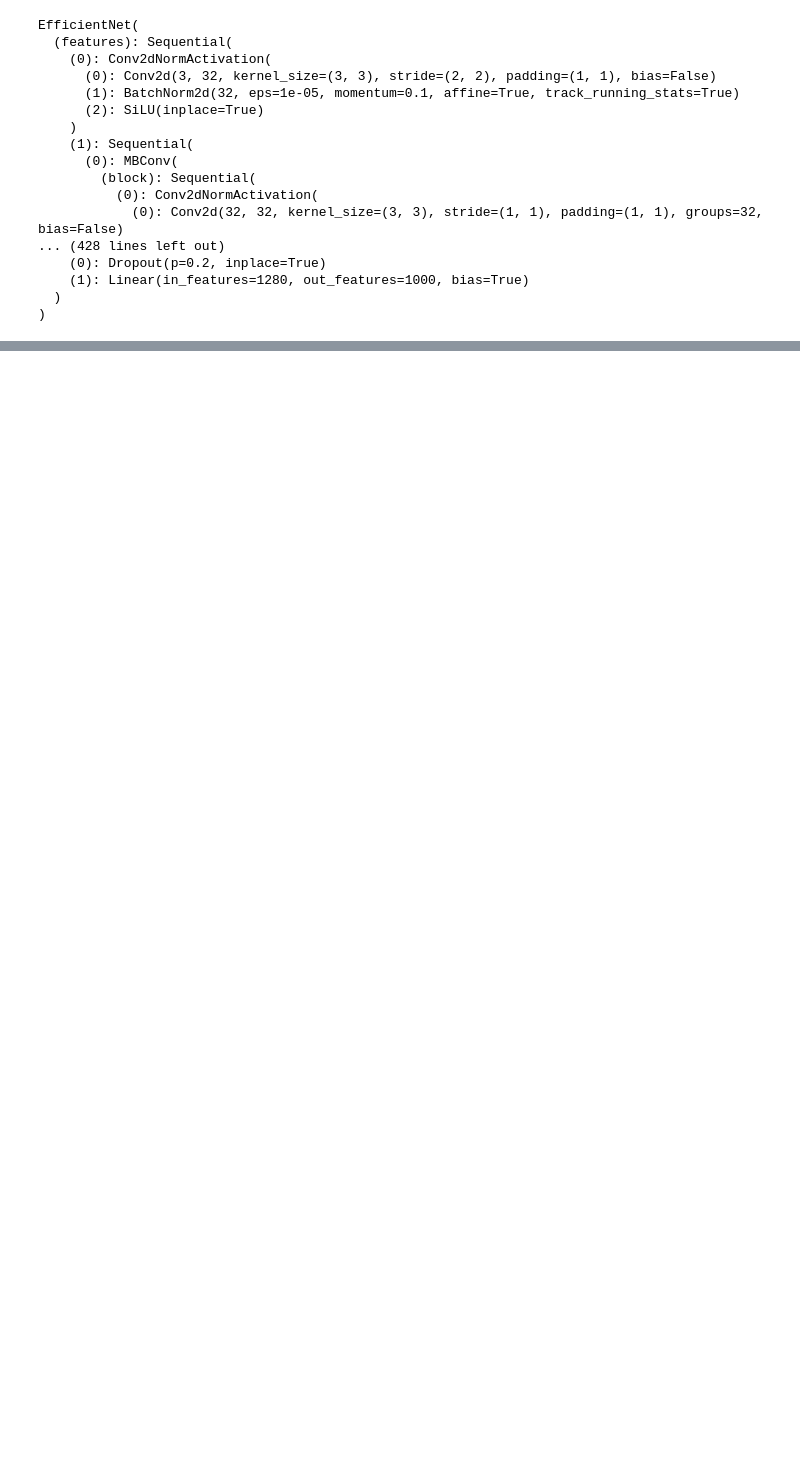
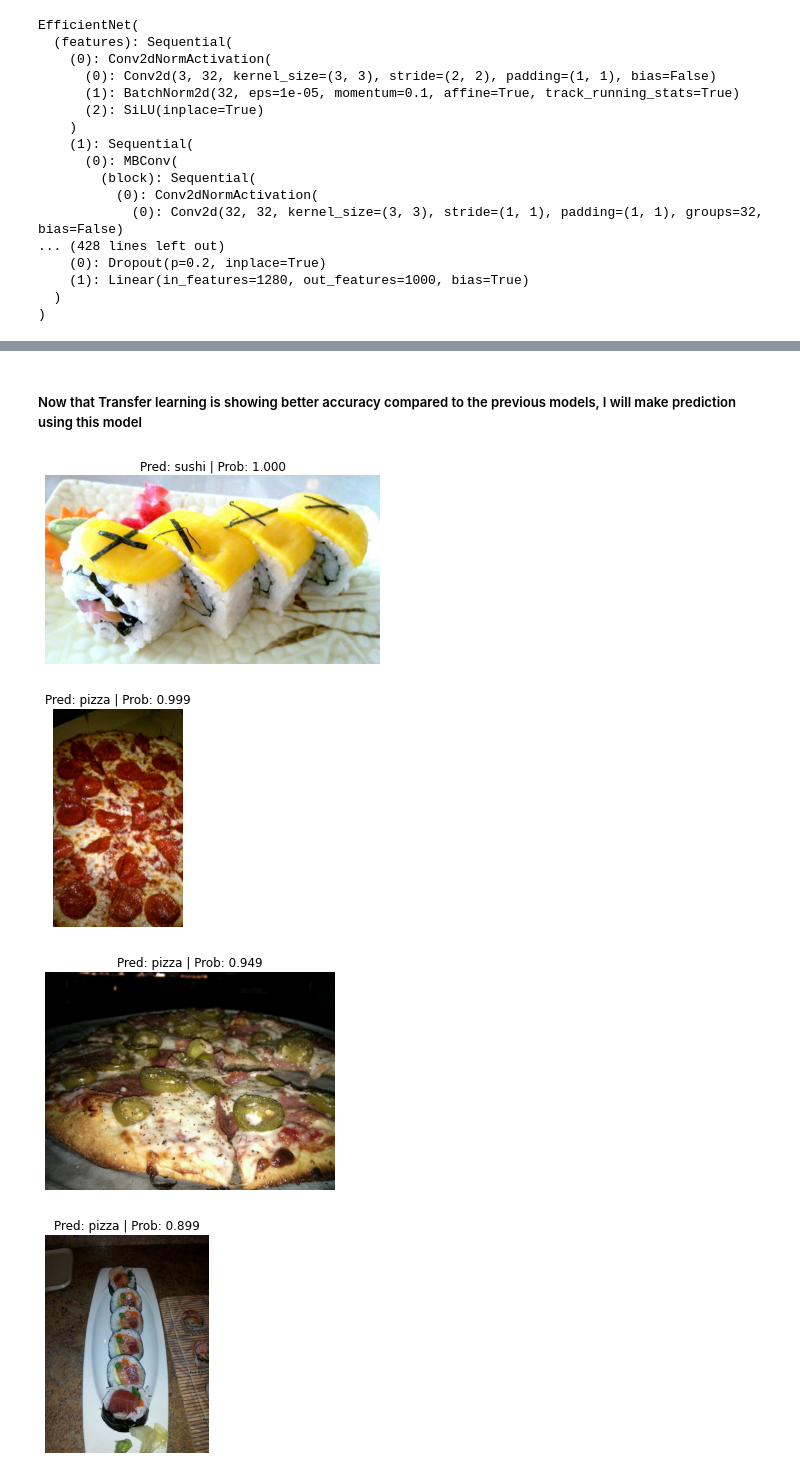
Before and after one commit to pusapatiakhilraju/Pytorch-Food101-CustomDataSet-Classification, a Jupyter notebook: Food101-Classification.ipynb, the cells around one changed output, grey strips where cells are left out. Saved outputs shown, nothing was run; the diff lists cells and outputs as text; code cells hidden in the pictures; blank space fills up the shorter version.

```diff
--- a/Food101-Classification.ipynb
+++ b/Food101-Classification.ipynb
@@ -1078,0 +1214,51 @@ EfficientNet(
+# %% [markdown]
+##### Now that Transfer learning is showing better accuracy compared to the previous models, I will make prediction using this model
+# %%
+def make_pred_and_plot(model: torch.nn.Module, image_path:str, class_names = None,  transform:torchvision.transforms = None):
+    img = Image.open(image_path)
+
+    if transform:
+        image_transform = transform
+    else:
+        image_transform = torchvision.transforms.Compose([
+            transforms.Resize((224,224)),
+            transforms.ToTensor(),
+            transforms.Normalize(mean=[0.485, 0.456, 0.406],
+                                 std=[0.229, 0.224, 0.225])
+        ])
+
+    model.eval()
+    with torch.inference_mode():
+        transformed_image = image_transform(img).unsqueeze(0)
+
+        logits = model.forward(transformed_image)
+
+    # Convert logits -> prediction probabilities (using torch.softmax() for multi-class classification)
+    target_image_pred_probs = torch.softmax(logits, dim=1)
+
+    # Convert prediction probabilities -> prediction labels
+    target_image_pred_label = torch.argmax(target_image_pred_probs, dim=1)
+
+    plt.figure()
+    plt.imshow(img)
+    plt.title(f"Pred: {class_names[target_image_pred_label]} | Prob: {target_image_pred_probs.max():.3f}")
+    plt.axis(False);
+# %%
+# Get a random list of image paths from test set
+import random
+num_images_to_plot = 5
+test_image_path_list = list(Path(test_dir).glob("*/*.jpg")) # get list all image paths from test data
+test_image_path_sample = random.sample(population=test_image_path_list, # go through all of the test image paths
+                                       k=num_images_to_plot) # randomly select 'k' image paths to pred and plot
+
+# Make predictions on and plot the images
+for image_path in test_image_path_sample:
+    make_pred_and_plot(model=model,
+                        image_path=image_path,
+                        class_names=class_names,
+                        transform=weights.transforms()) # optionally pass in a specified transform from our pretrained model weights
+# %% [output]
+[figure, added]
+[figure, added]
+[figure, added]
+[figure, added]
```
Also changed, not shown: parts of 28 cells of this notebook.
